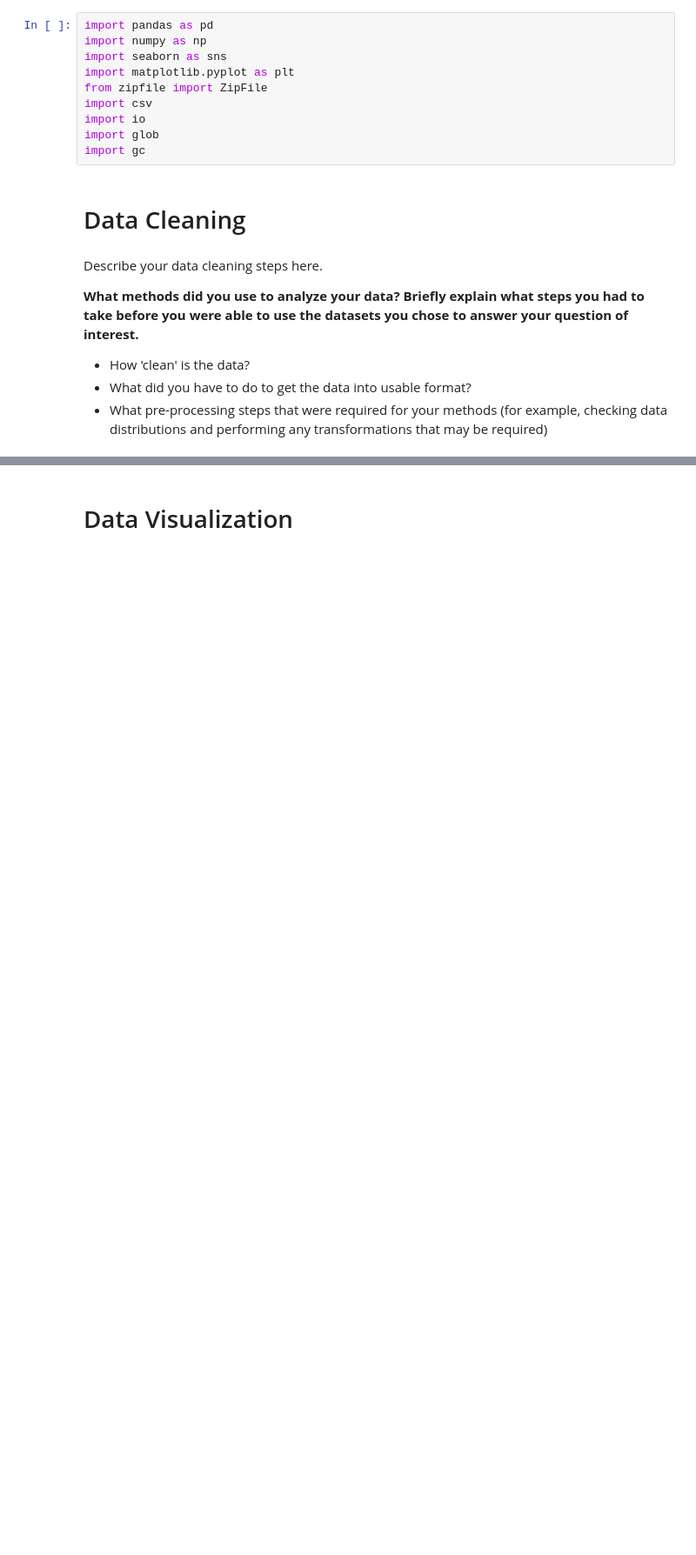
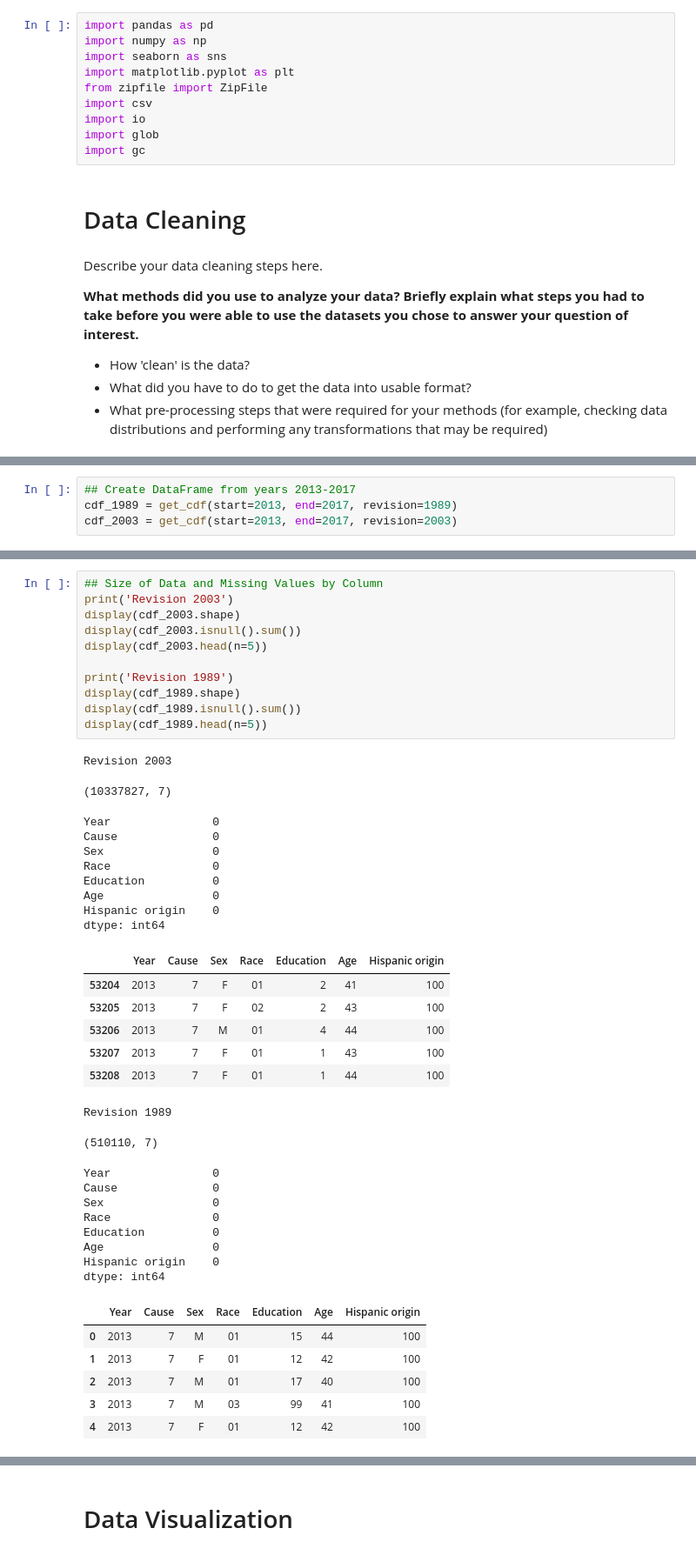
Before and after one commit to WeilunY/COGS108_Project, a Jupyter notebook: FinalProject.ipynb, the cells around one changed output, grey strips where cells are left out. Shown: that part at 87% size. Saved outputs shown, nothing was run; the diff lists cells and outputs as text; blank space fills up the shorter version.

Commit message:
Add data set text, Add data cleaning text, Remove text

```diff
--- a/FinalProject.ipynb
+++ b/FinalProject.ipynb
@@ -318,0 +305,4 @@ def get_cdf(start, end):
+# %%
+## Create DataFrame from years 2013-2017
+cdf_1989 = get_cdf(start=2013, end=2017, revision=1989)
+cdf_2003 = get_cdf(start=2013, end=2017, revision=2003)
@@ -318,0 +320,44 @@ def get_cdf(start, end):
+# %%
+## Size of Data and Missing Values by Column
+print('Revision 2003')
+display(cdf_2003.shape)
+display(cdf_2003.isnull().sum())
+display(cdf_2003.head(n=5))
+
+print('Revision 1989')
+display(cdf_1989.shape)
+display(cdf_1989.isnull().sum())
+display(cdf_1989.head(n=5))
+# %% [output]
+Revision 2003
+(10337827, 7)
+Year               0
+Cause              0
+Sex                0
+Race               0
+Education          0
+Age                0
+Hispanic origin    0
+dtype: int64
+|  | Year | Cause | Sex | Race | Education | Age | Hispanic origin |
+| 53204 | 2013 | 7 | F | 01 | 2 | 41 | 100 |
+| 53205 | 2013 | 7 | F | 02 | 2 | 43 | 100 |
+| 53206 | 2013 | 7 | M | 01 | 4 | 44 | 100 |
+| 53207 | 2013 | 7 | F | 01 | 1 | 43 | 100 |
+| 53208 | 2013 | 7 | F | 01 | 1 | 44 | 100 |
+Revision 1989
+(510110, 7)
+Year               0
+Cause              0
+Sex                0
+Race               0
+Education          0
+Age                0
+Hispanic origin    0
+dtype: int64
+|  | Year | Cause | Sex | Race | Education | Age | Hispanic origin |
+| 0 | 2013 | 7 | M | 01 | 15 | 44 | 100 |
+| 1 | 2013 | 7 | F | 01 | 12 | 42 | 100 |
+| 2 | 2013 | 7 | M | 01 | 17 | 40 | 100 |
+| 3 | 2013 | 7 | M | 03 | 99 | 41 | 100 |
+| 4 | 2013 | 7 | F | 01 | 12 | 42 | 100 |
```
Also changed, not shown: parts of 32 cells of this notebook.
